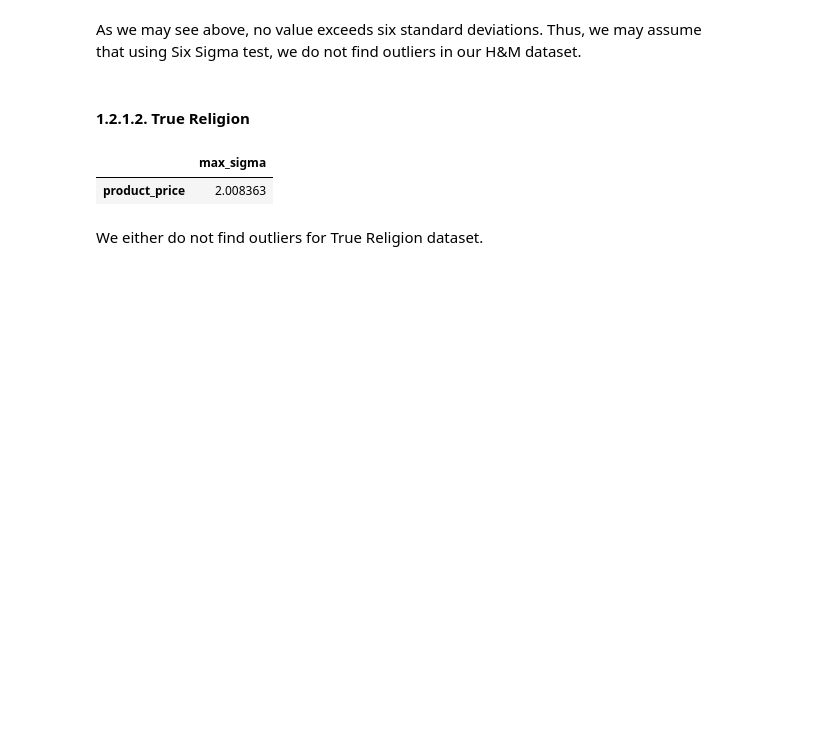
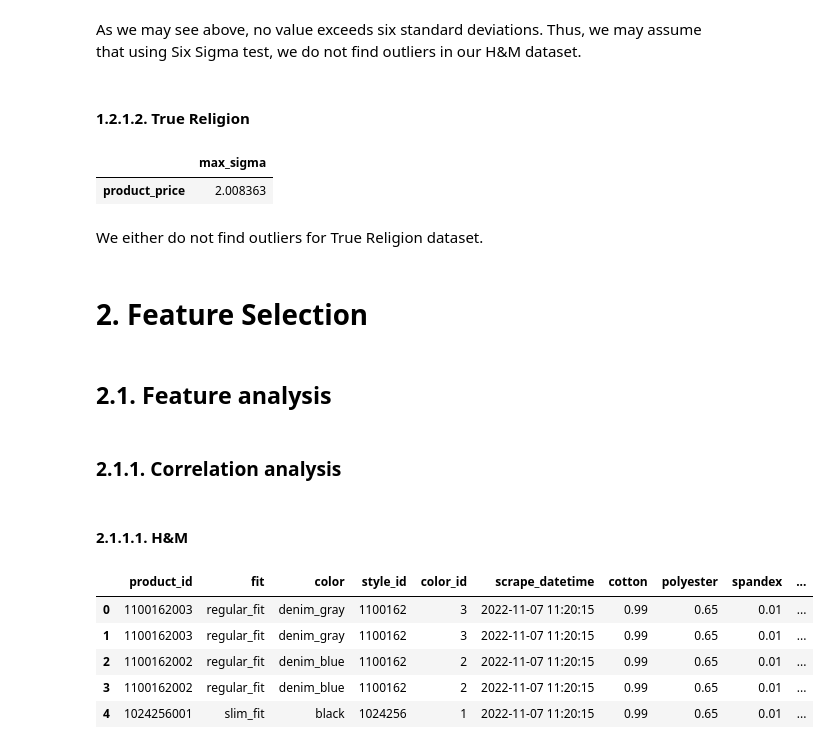
Before and after one commit to lucasquemelli/Star_Jeans, a Jupyter notebook: star_jeans.ipynb, the cells around one changed output. Drawn from its saved outputs; the diff is of its cells as text; code cells hidden in the pictures; blank space fills up the shorter version.

```diff
--- a/star_jeans.ipynb
+++ b/star_jeans.ipynb
@@ -517,3 +517,20 @@ d1
 | product_price | 2.008363 |
 # %% [markdown]
 We either do not find outliers for True Religion dataset.
+# %% [markdown]
+# 2. Feature Selection
+# %% [markdown]
+## 2.1. Feature analysis
+# %% [markdown]
+### 2.1.1. Correlation analysis
+# %% [markdown]
+#### 2.1.1.1. H&M
+# %%
+df01_clean.head()
+# %% [output]
+|  | product_id | fit | color | style_id | color_id | scrape_datetime | cotton | polyester | spandex | ... |
+| 0 | 1100162003 | regular_fit | denim_gray | 1100162 | 3 | 2022-11-07 11:20:15 | 0.99 | 0.65 | 0.01 | ... |
+| 1 | 1100162003 | regular_fit | denim_gray | 1100162 | 3 | 2022-11-07 11:20:15 | 0.99 | 0.65 | 0.01 | ... |
+| 2 | 1100162002 | regular_fit | denim_blue | 1100162 | 2 | 2022-11-07 11:20:15 | 0.99 | 0.65 | 0.01 | ... |
+| 3 | 1100162002 | regular_fit | denim_blue | 1100162 | 2 | 2022-11-07 11:20:15 | 0.99 | 0.65 | 0.01 | ... |
+| 4 | 1024256001 | slim_fit | black | 1024256 | 1 | 2022-11-07 11:20:15 | 0.99 | 0.65 | 0.01 | ... |
```
Also changed, not shown: parts of 4 cells of this notebook.
